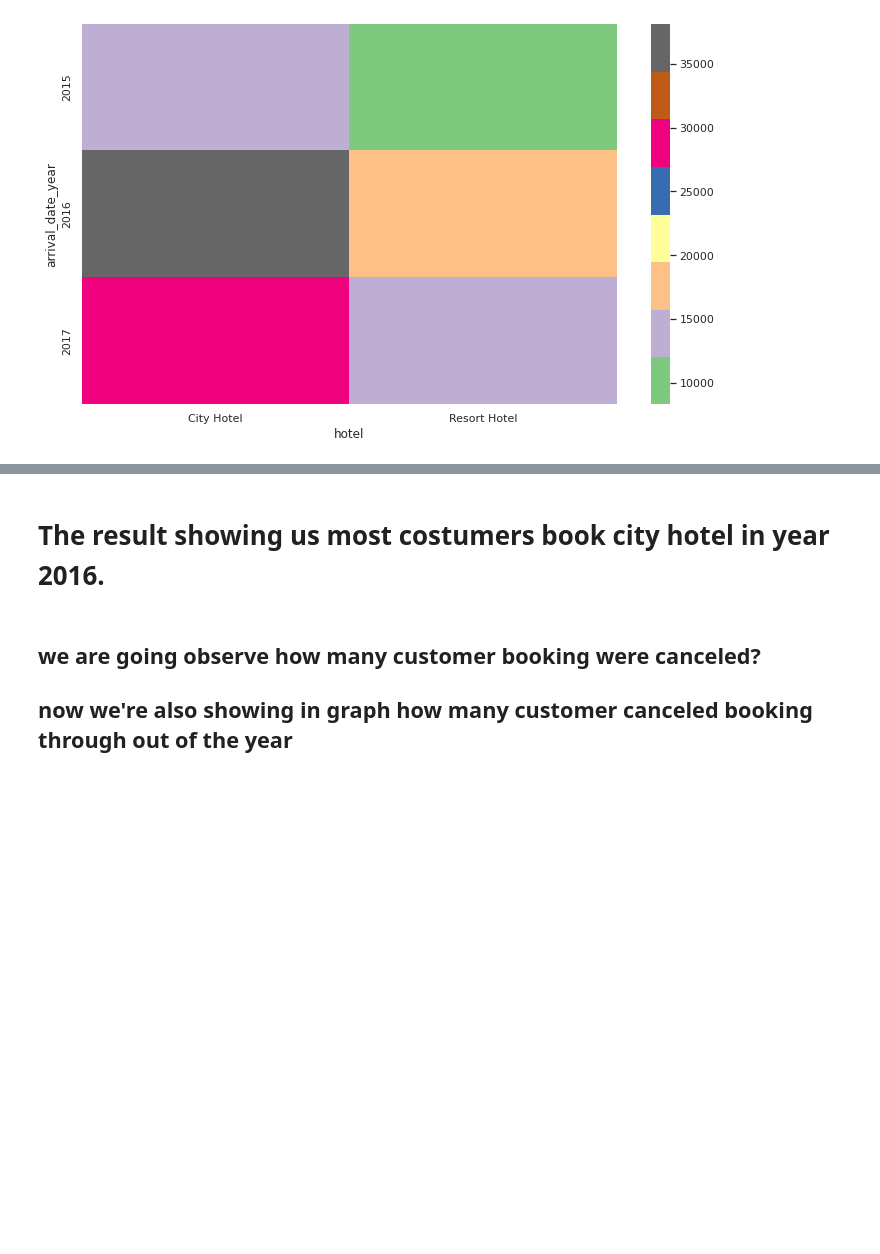
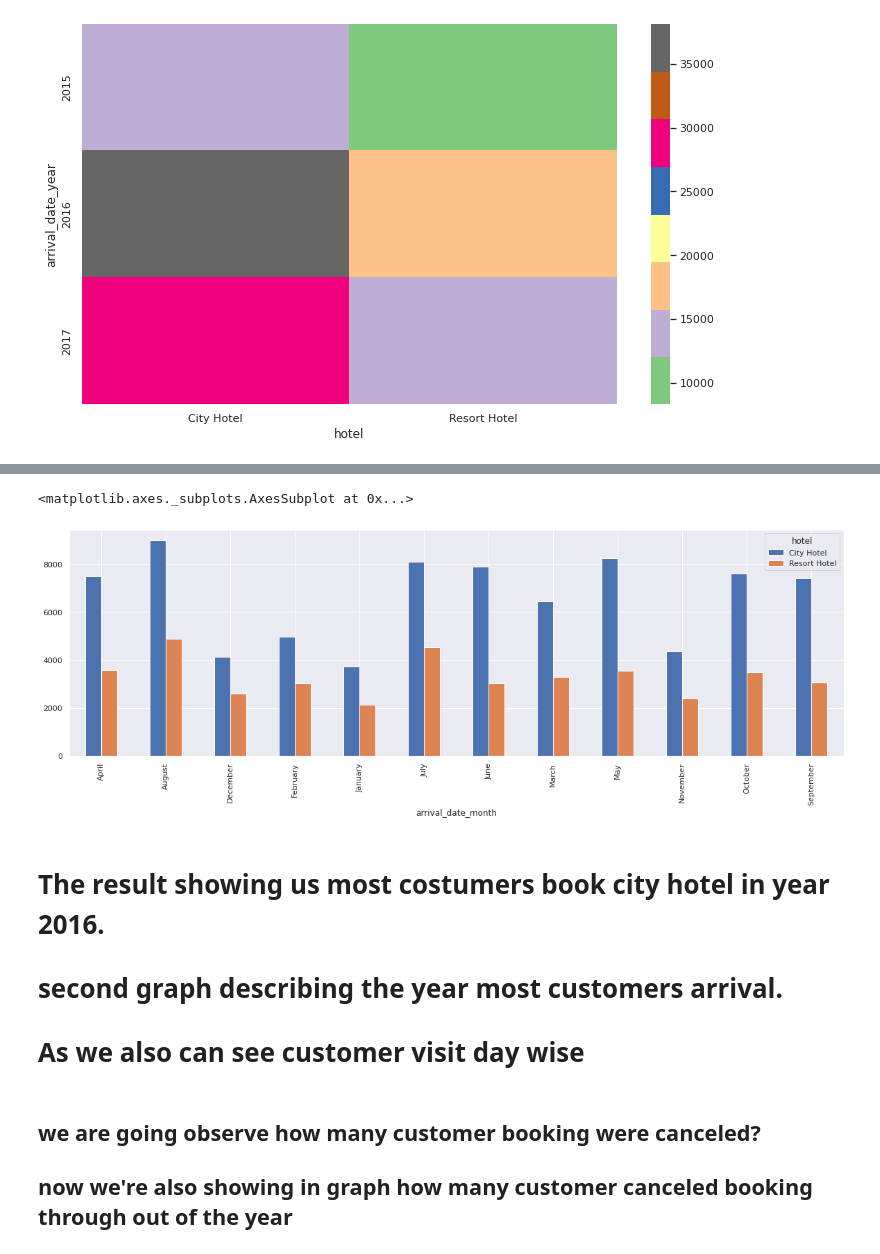
Before and after one commit to anasjy/Hotel-Booking-Analysis, a Jupyter notebook: Hotel_Booking_Analysis_Capstone_project.ipynb, the cells around one changed output, grey strips where cells are left out. Cells and saved outputs as stored; diff of their text form; code cells hidden in the pictures; blank space fills up the shorter version.

```diff
--- a/Hotel_Booking_Analysis_Capstone_project.ipynb
+++ b/Hotel_Booking_Analysis_Capstone_project.ipynb
@@ -254,5 +312,17 @@ sns.heatmap(pd.crosstab(hotel_inf.arrival_date_year,hotel_inf.hotel),cmap='Accen
+# %%
+# Which month the number of customer arrival?
+
+aarival_month = hotel_inf.groupby(['arrival_date_month','hotel']).size().unstack()
+aarival_month.plot(kind='bar',figsize=(20,6))
+# %% [output]
+<matplotlib.axes._subplots.AxesSubplot at 0x...>
+[figure, added]
 # %% [markdown]
 # The result showing us most costumers book city hotel in year 2016.
+
+# second graph describing the year most customers arrival.
+
+# As we also can see customer visit day wise
 # %% [markdown]
 ## **we are going observe how many customer booking were canceled?**
 ## now we're also showing in graph how many customer canceled booking through out of the year
```
Also changed, not shown: parts of 22 cells of this notebook.
